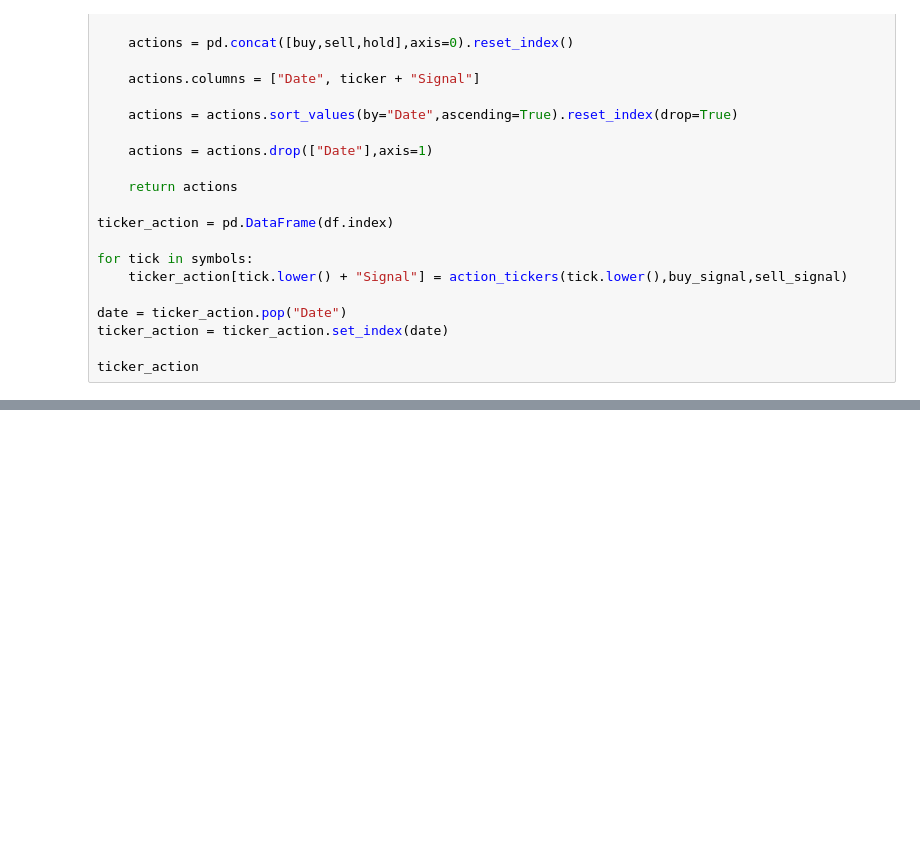
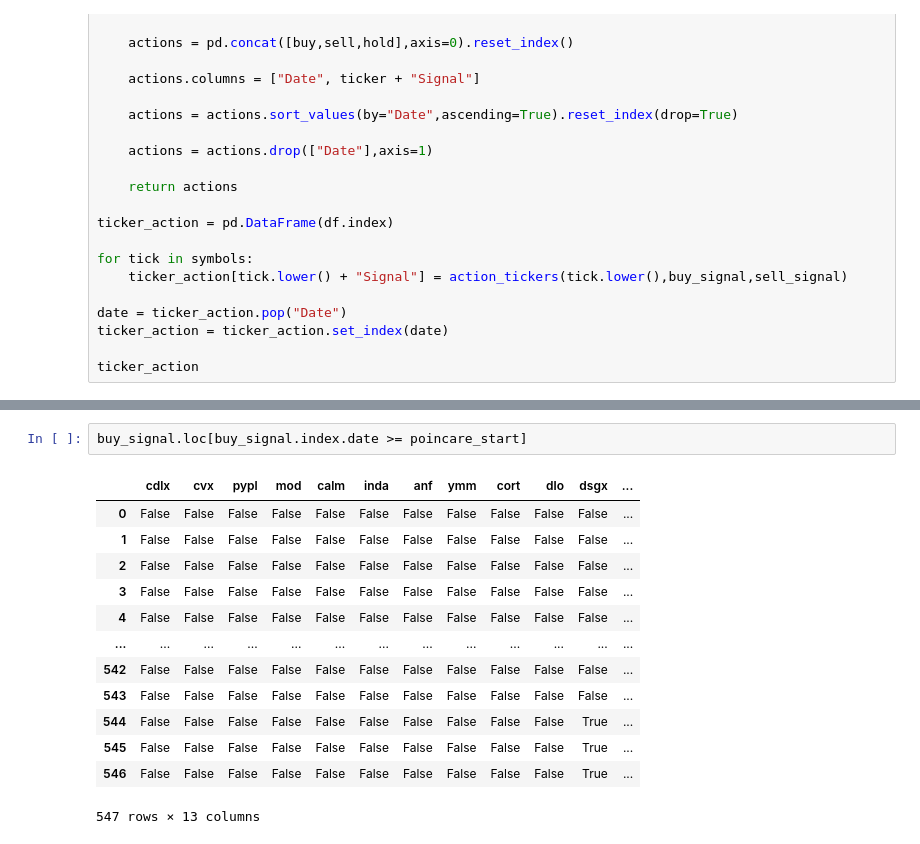
Before and after one commit to ab123-bruh/fund_temp, a Jupyter notebook: test.ipynb, the cells around one changed output, grey strips where cells are left out. Cells and saved outputs as stored; diff of their text form; blank space fills up the shorter version.

```diff
--- a/test.ipynb
+++ b/test.ipynb
@@ -301,0 +268,16 @@ weights = criteria["Portfolio Weights"]
+# %%
+buy_signal.loc[buy_signal.index.date >= poincare_start]
+# %% [output]
+|  | cdlx | cvx | pypl | mod | calm | inda | anf | ymm | cort | dlo | dsgx | ... |
+| 0 | False | False | False | False | False | False | False | False | False | False | False | ... |
+| 1 | False | False | False | False | False | False | False | False | False | False | False | ... |
+| 2 | False | False | False | False | False | False | False | False | False | False | False | ... |
+| 3 | False | False | False | False | False | False | False | False | False | False | False | ... |
+| 4 | False | False | False | False | False | False | False | False | False | False | False | ... |
+| ... | ... | ... | ... | ... | ... | ... | ... | ... | ... | ... | ... | ... |
+| 542 | False | False | False | False | False | False | False | False | False | False | False | ... |
+| 543 | False | False | False | False | False | False | False | False | False | False | False | ... |
+| 544 | False | False | False | False | False | False | False | False | False | False | True | ... |
+| 545 | False | False | False | False | False | False | False | False | False | False | True | ... |
+| 546 | False | False | False | False | False | False | False | False | False | False | True | ... |
+547 rows × 13 columns
```
Also changed, not shown: parts of 9 cells of this notebook.
